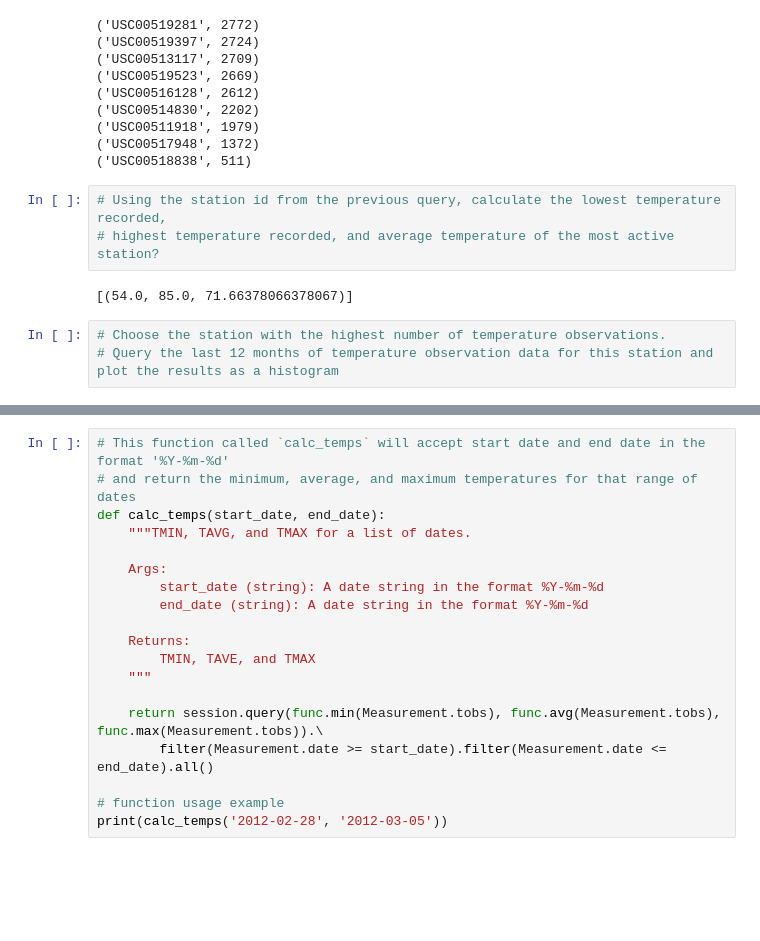
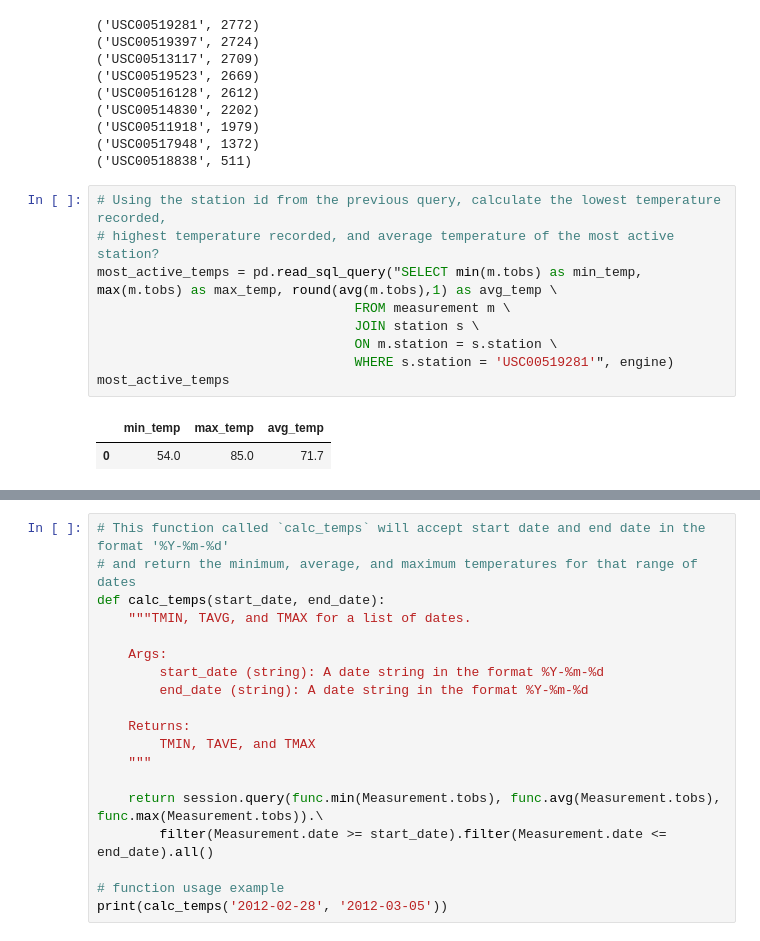
Before and after one commit to skonkiel/hawaii-weather-analysis, a Jupyter notebook: climate_starter.ipynb, the cells around one changed output, grey strips where cells are left out. Saved outputs shown, nothing was run; the diff lists cells and outputs as text; blank space fills up the shorter version.

```diff
--- a/climate_starter.ipynb
+++ b/climate_starter.ipynb
@@ -123,8 +137,12 @@ for row in active_stations: print(row)
 # %%
 # Using the station id from the previous query, calculate the lowest temperature recorded,
 # highest temperature recorded, and average temperature of the most active station?
+most_active_temps = pd.read_sql_query("SELECT min(m.tobs) as min_temp, max(m.tobs) as max_temp, round(avg(m.tobs),1) as avg_temp \
+                                 FROM measurement m \
+                                 JOIN station s \
+                                 ON m.station = s.station \
+                                 WHERE s.station = 'USC00519281'", engine)
+most_active_temps
 # %% [output]
-[(54.0, 85.0, 71.66378066378067)]
+|  | min_temp | max_temp | avg_temp |
+| 0 | 54.0 | 85.0 | 71.7 |
-# %%
-# Choose the station with the highest number of temperature observations.
-# Query the last 12 months of temperature observation data for this station and plot the results as a histogram
```
Also changed, not shown: parts of 7 cells of this notebook.
